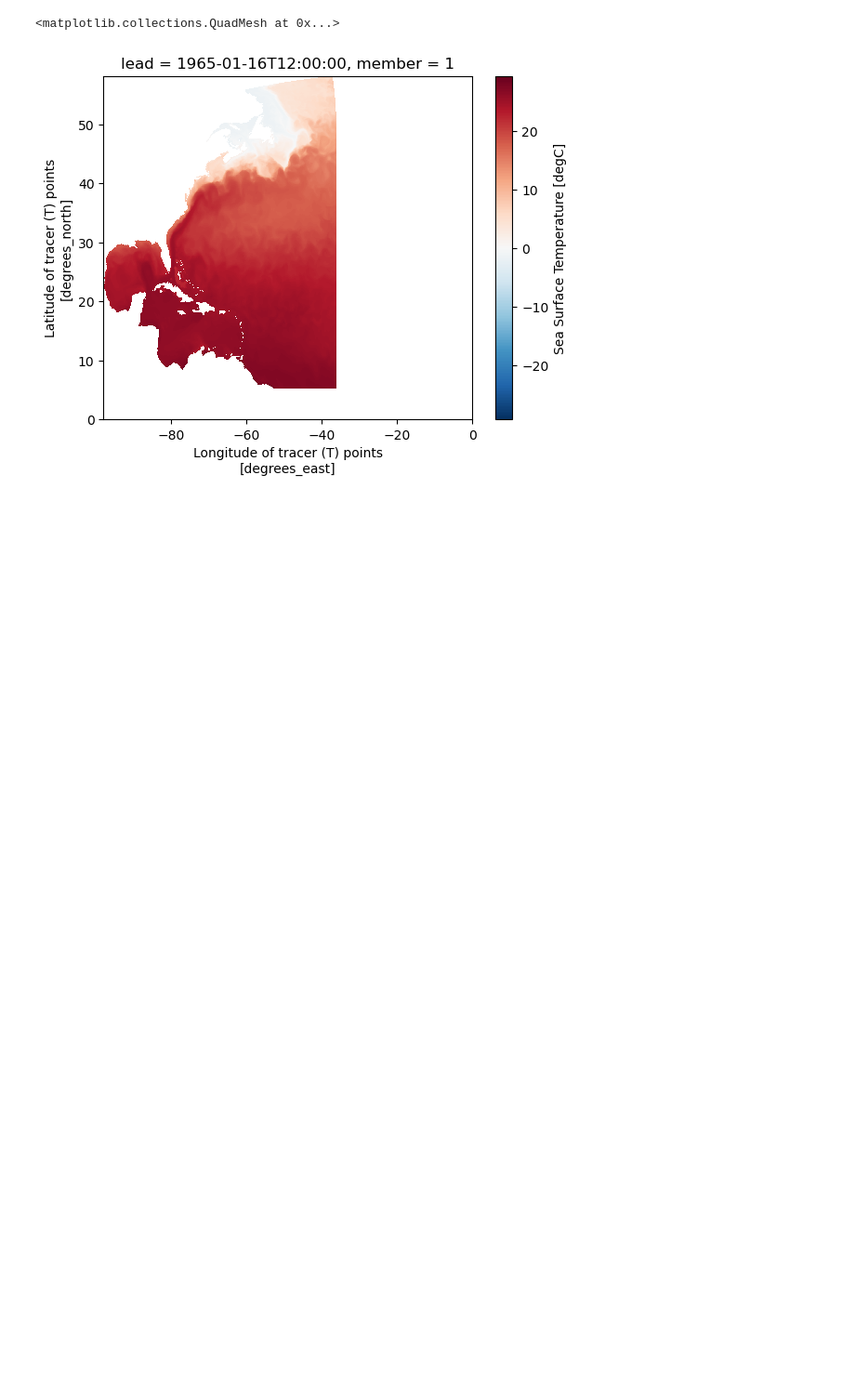
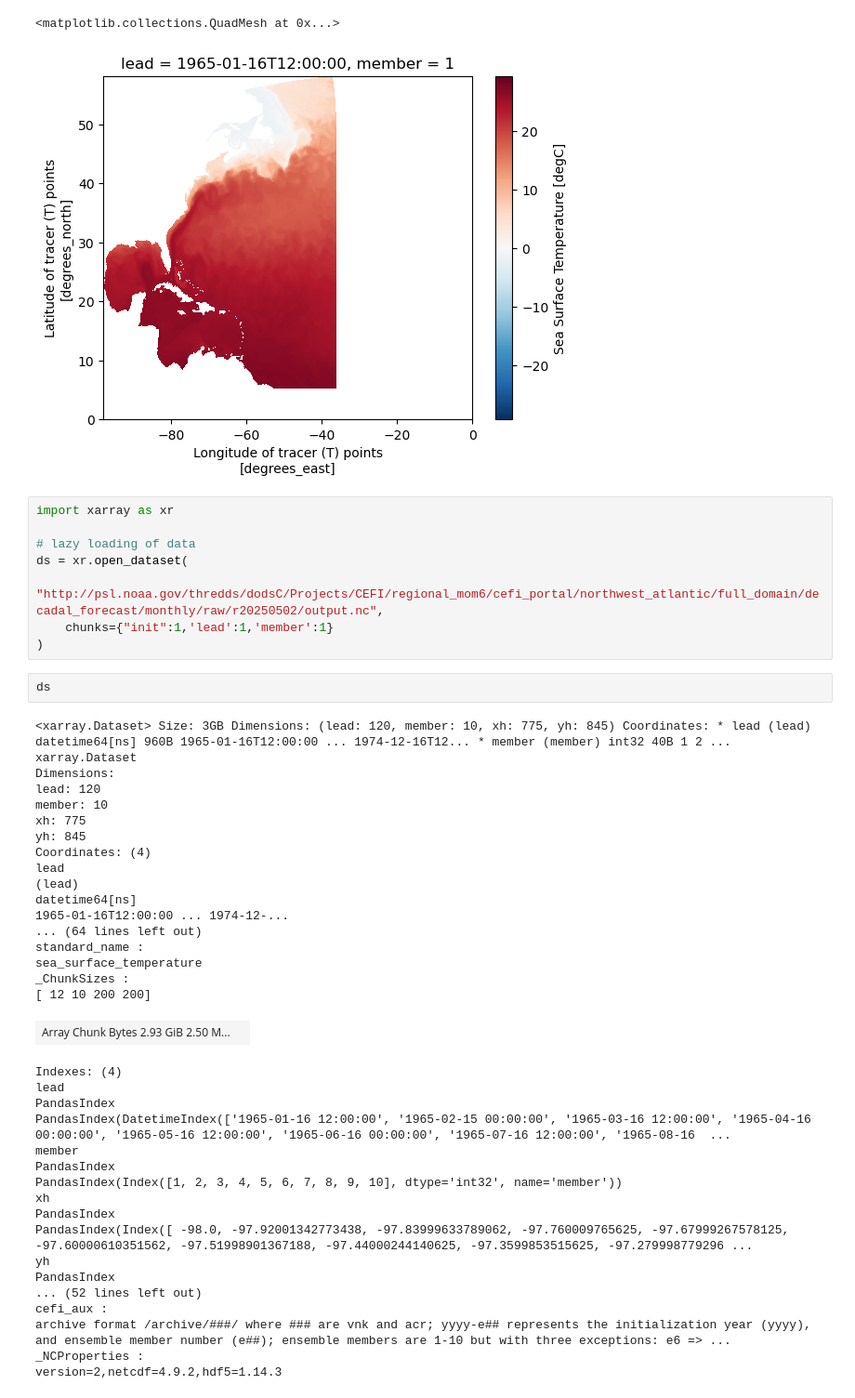
Before and after one commit to NOAA-CEFI-Portal/regional_mom6, a Jupyter notebook: mom6/notebook/test_decadal.ipynb, the cells around one changed output. Shown at 93% size. Saved outputs shown, nothing was run; the diff lists cells and outputs as text; blank space fills up the shorter version.

```diff
--- a/mom6/notebook/test_decadal.ipynb
+++ b/mom6/notebook/test_decadal.ipynb
@@ -34,3 +34,49 @@ ds.tos.isel(lead=0,member=0).plot(x='geolon',y='geolat')
 # %% [output]
 <matplotlib.collections.QuadMesh at 0x...>
 [figure]
+# %%
+import xarray as xr
+
+# lazy loading of data
+ds = xr.open_dataset(
+    "http://psl.noaa.gov/thredds/dodsC/Projects/CEFI/regional_mom6/cefi_portal/northwest_atlantic/full_domain/decadal_forecast/monthly/raw/r20250502/output.nc",
+    chunks={"init":1,'lead':1,'member':1}
+)
+# %%
+ds
+# %% [output]
+<xarray.Dataset> Size: 3GB Dimensions: (lead: 120, member: 10, xh: 775, yh: 845) Coordinates: * lead (lead) datetime64[ns] 960B 1965-01-16T12:00:00 ... 1974-12-16T12... * member (member) int32 40B 1 2 ...
+xarray.Dataset
+Dimensions:
+lead: 120
+member: 10
+xh: 775
+yh: 845
+Coordinates: (4)
+lead
+(lead)
+datetime64[ns]
+1965-01-16T12:00:00 ... 1974-12-...
+... (64 lines left out)
+standard_name :
+sea_surface_temperature
+_ChunkSizes :
+[ 12 10 200 200]
+| Array Chunk Bytes 2.93 GiB 2.50 M... |  |
+Indexes: (4)
+lead
+PandasIndex
+PandasIndex(DatetimeIndex(['1965-01-16 12:00:00', '1965-02-15 00:00:00', '1965-03-16 12:00:00', '1965-04-16 00:00:00', '1965-05-16 12:00:00', '1965-06-16 00:00:00', '1965-07-16 12:00:00', '1965-08-16  ...
+member
+PandasIndex
+PandasIndex(Index([1, 2, 3, 4, 5, 6, 7, 8, 9, 10], dtype='int32', name='member'))
+xh
+PandasIndex
+PandasIndex(Index([ -98.0, -97.92001342773438, -97.83999633789062, -97.760009765625, -97.67999267578125, -97.60000610351562, -97.51998901367188, -97.44000244140625, -97.3599853515625, -97.279998779296 ...
+yh
+PandasIndex
+... (52 lines left out)
+cefi_aux :
+archive format /archive/###/ where ### are vnk and acr; yyyy-e## represents the initialization year (yyyy), and ensemble member number (e##); ensemble members are 1-10 but with three exceptions: e6 => ...
+_NCProperties :
+version=2,netcdf=4.9.2,hdf5=1.14.3
```
Also changed, not shown: 7 other files.
